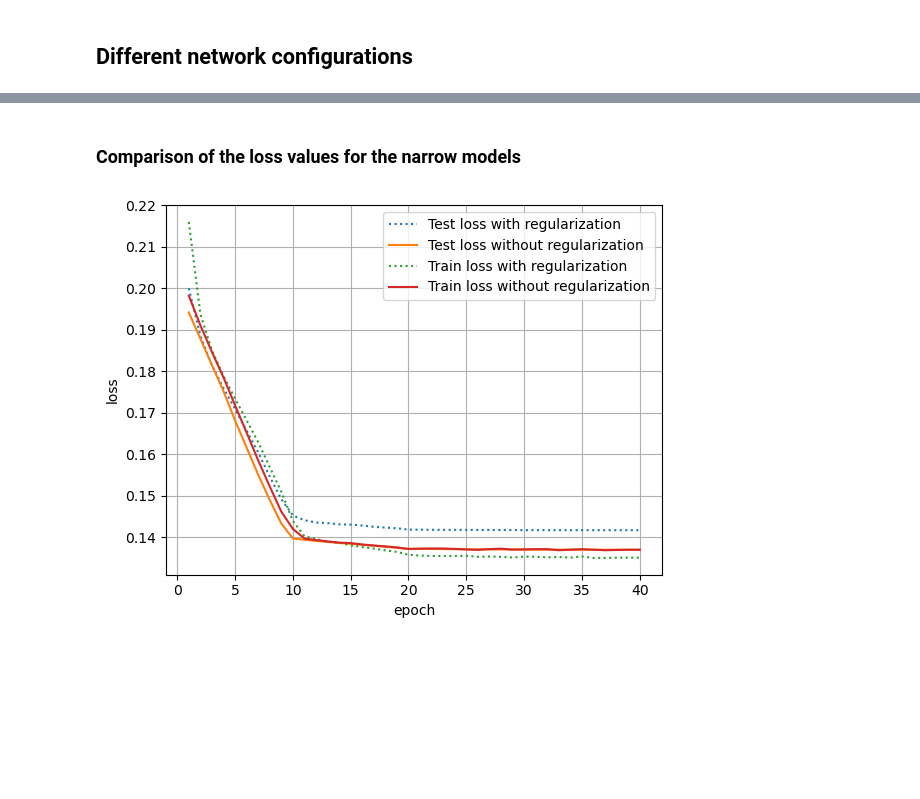
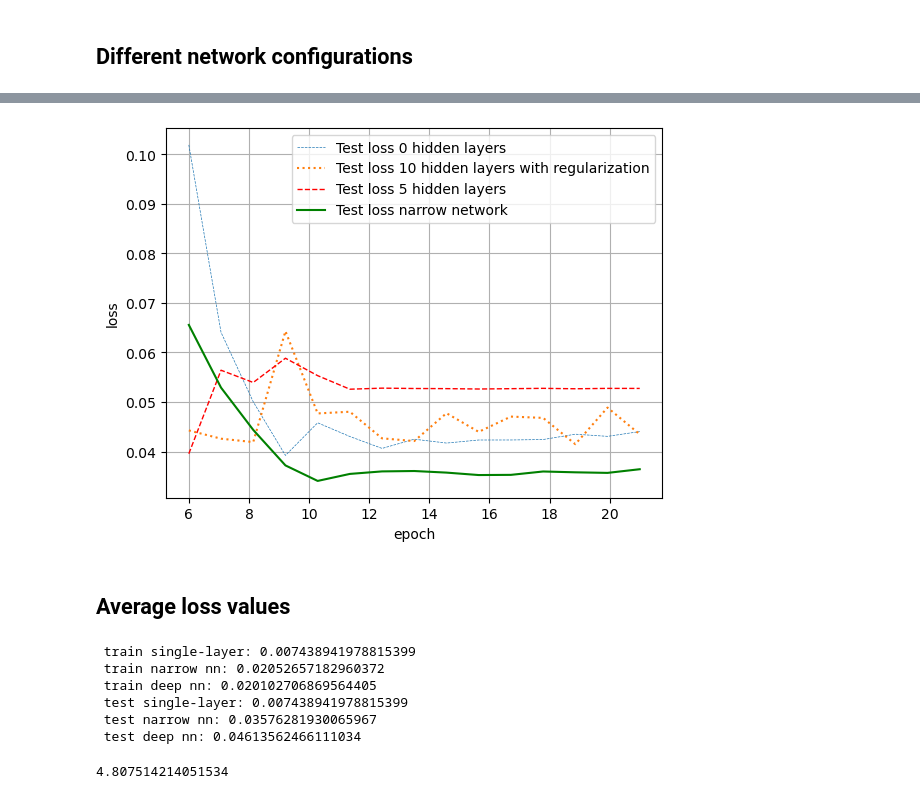
Before and after one commit to vschormann/MA_ML_assisted_SUPG, a Jupyter notebook: Section_3_1.ipynb, the cells around one changed output, grey strips where cells are left out. Drawn from its saved outputs; the diff is of its cells as text; code cells hidden in the pictures; blank space fills up the shorter version.

```diff
--- a/Section_3_1.ipynb
+++ b/Section_3_1.ipynb
@@ -902,19 +865,46 @@ train_loss_d4_w2_res_drop, test_loss_d4_w2_res_drop, = train(
-# %% [markdown]
-###  Comparison of the loss values for the narrow models
-# %%
-x= np.linspace(1,len(train_loss_d4_w2_res_drop),len(train_loss_d4_w2_res_drop))
-
-
-plt.plot(x, test_loss_d4_w2_res_drop,label='Test loss with regularization', linestyle=':', linewidth=1.5)
-plt.plot(x, test_loss_d4_w2, label= 'Test loss without regularization', linestyle='-',)
-plt.plot(x, train_loss_d4_w2_res_drop, label= 'Train loss with regularization', linestyle=':',)
-plt.plot(x, train_loss_d4_w2, label= 'Train loss without regularization', linestyle='-',)
-
-plt.xlabel('epoch')
-plt.ylabel('loss')
-plt.legend()
-plt.grid(True)
-plt.savefig('example_3_1_reduced_width_loss.png')
-plt.show()
-# %% [output]
-[figure, removed]
+# %%
+start = 5
+end = 20
+x= np.linspace(start+1,end+1,len(test_loss_d4_w2[start:end]))
+
+
+plt.plot(x, test_loss_d1_plain[start:end],label='Test loss 0 hidden layers', linestyle='--', linewidth=0.5)
+plt.plot(x, test_loss_d10_batch_res_dropout[start+160:end+160],label='Test loss 10 hidden layers with regularization', linestyle=':')
+plt.plot(x, test_loss_d6_plain[start:end],label='Test loss 5 hidden layers', linestyle='--', linewidth=1, color='red')
+plt.plot(x, test_loss_d4_w2[start:end],label='Test loss narrow network', linestyle='-', linewidth=1.5, color='green')
+
+plt.xlabel('epoch')
+plt.ylabel('loss')
+plt.legend()
+plt.grid(True)
+plt.savefig('example_3_1_narrow_model_loss.png')
+plt.show()
+# %% [output]
+[figure, added]
+# %% [markdown]
+## Average loss values
+# %%
+a = np.average(train_loss_d1_plain[-1-10:-1])
+
+b = np.average(train_loss_d4_w2[-1-10:-1])
+
+c = np.average(train_loss_d10_batch_res_dropout[-1-10:-1])
+
+d = np.average(test_loss_d1_plain[-1-10:-1])
+
+e = np.average(test_loss_d4_w2[-1-10:-1])
+
+f = np.average(test_loss_d10_batch_res_dropout[-1-10:-1])
+
+print(f" train single-layer: {a}\n train narrow nn: {b}\n train deep nn: {c}\n test single-layer: {a}\n test narrow nn: {e}\n test deep nn: {f}")
+# %% [output]
+ train single-layer: 0.007438941978815399
+ train narrow nn: 0.02052657182960372
+ train deep nn: 0.020102706869564405
+ test single-layer: 0.007438941978815399
+ test narrow nn: 0.03576281930065967
+ test deep nn: 0.04613562466111034
+# %%
+g
+# %% [output]
+4.807514214051534
```
Also changed, not shown: parts of 24 cells of this notebook, 2 other files.
